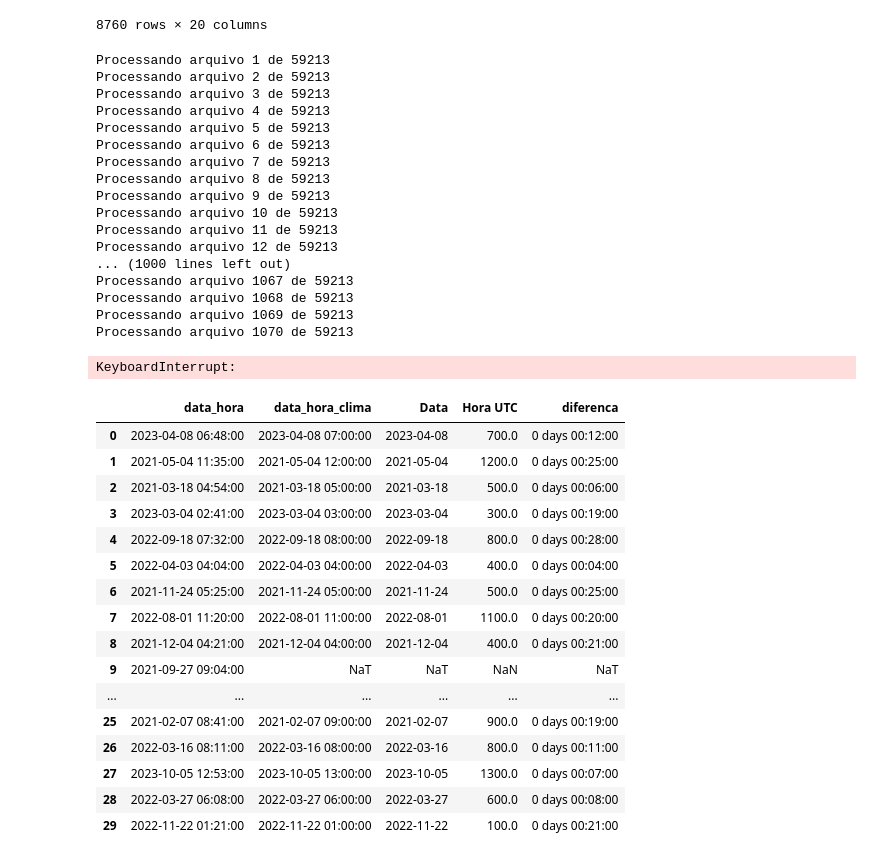
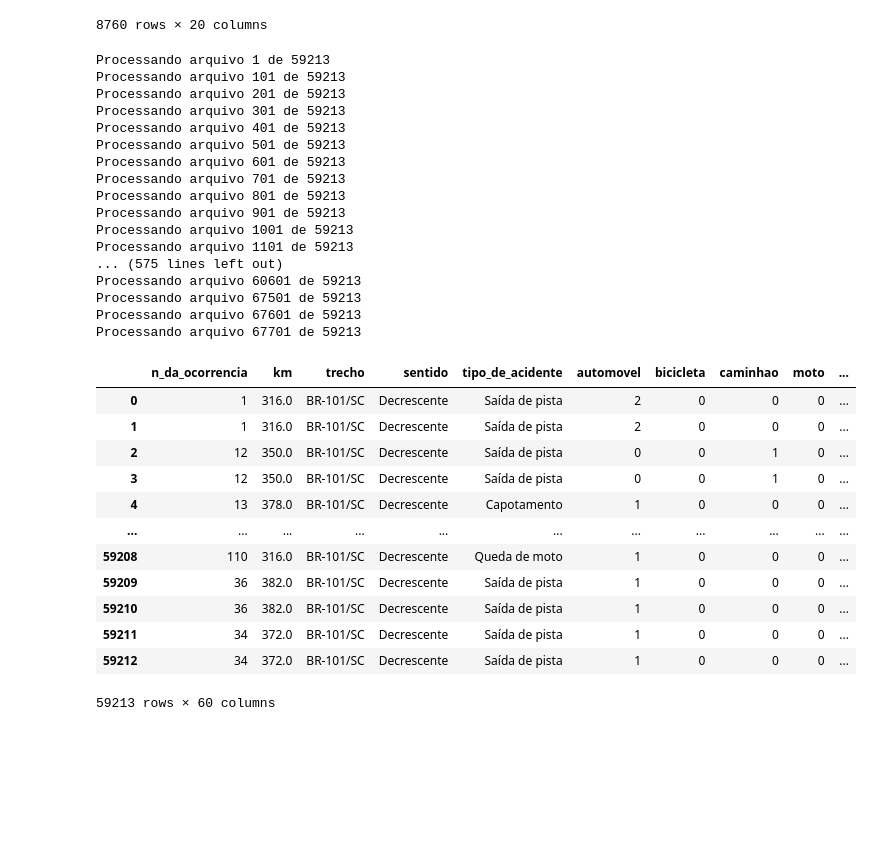
Before and after one commit to GuiBatalhoti/Dados_ANTT, a Jupyter notebook: notebooks/data_fusion.ipynb, the cells around one changed output. Saved outputs shown, nothing was run; the diff lists cells and outputs as text; code cells hidden in the pictures; blank space fills up the shorter version.

```diff
--- a/notebooks/data_fusion.ipynb
+++ b/notebooks/data_fusion.ipynb
@@ -447,7 +447,8 @@ def adicionar_dados_climaticos(df):
         try:
 
             # faz um log de cada arquivo que está sendo processado do indice atual / indice total
-            print(f"Processando arquivo {index + 1} de {len(df)}")
+            if index % 100 == 0:
+                print(f"Processando arquivo {index + 1} de {len(df)}")
 
             # Extrair informações da linha
             nome_arquivo = row['nome_arquivo']
@@ -468,67 +469,59 @@ def adicionar_dados_climaticos(df):
             # Criar uma coluna datetime na tabela climática
             estacao_climatica['data_hora_clima'] = estacao_climatica.apply(
                 lambda x: x['Data'] + timedelta(hours=x['Hora UTC'] // 100),
                 axis=1
             )
 
             # Encontrar a linha com o horário mais próximo
             estacao_climatica['diferenca'] = abs(estacao_climatica['data_hora_clima'] - data_hora_ocorrencia)
             linha_mais_proxima = estacao_climatica.loc[estacao_climatica['diferenca'].idxmin()]
 
             # Adicionar os dados climáticos à linha original, mas sem a coluna 'data_hora_clim'
             dados_adicionados.append(linha_mais_proxima)
 
         except Exception as e:
             print(f"Erro ao processar o arquivo {nome_arquivo}: {e}")
             # Em caso de erro, adiciona NaN para manter o índice correto
             dados_adicionados.append(pd.Series(dtype='float64'))
 
     # Concatenar os dados climáticos ao DataFrame original
     dados_climaticos = pd.DataFrame(dados_adicionados).reset_index(drop=True)
     df_concatenado = pd.concat([df.reset_index(drop=True), dados_climaticos], axis=1)
 
     return df_concatenado
 
 data = adicionar_dados_climaticos(data)
 
 # Exibindo o resultado
 data
 # %% [output]
 Processando arquivo 1 de 59213
-Processando arquivo 2 de 59213
-Processando arquivo 3 de 59213
-Processando arquivo 4 de 59213
-Processando arquivo 5 de 59213
-Processando arquivo 6 de 59213
-Processando arquivo 7 de 59213
-Processando arquivo 8 de 59213
-Processando arquivo 9 de 59213
-Processando arquivo 10 de 59213
-Processando arquivo 11 de 59213
-Processando arquivo 12 de 59213
-... (1000 lines left out)
-Processando arquivo 1067 de 59213
-Processando arquivo 1068 de 59213
-Processando arquivo 1069 de 59213
-Processando arquivo 1070 de 59213
+Processando arquivo 101 de 59213
+Processando arquivo 201 de 59213
+Processando arquivo 301 de 59213
+Processando arquivo 401 de 59213
+Processando arquivo 501 de 59213
+Processando arquivo 601 de 59213
+Processando arquivo 701 de 59213
+Processando arquivo 801 de 59213
+Processando arquivo 901 de 59213
+Processando arquivo 1001 de 59213
+Processando arquivo 1101 de 59213
+... (575 lines left out)
+Processando arquivo 60601 de 59213
+Processando arquivo 67501 de 59213
+Processando arquivo 67601 de 59213
+Processando arquivo 67701 de 59213
+|  | n_da_ocorrencia | km | trecho | sentido | tipo_de_acidente | automovel | bicicleta | caminhao | moto | ... |
+| 0 | 1 | 316.0 | BR-101/SC | Decrescente | Saída de pista | 2 | 0 | 0 | 0 | ... |
+| 1 | 1 | 316.0 | BR-101/SC | Decrescente | Saída de pista | 2 | 0 | 0 | 0 | ... |
+| 2 | 12 | 350.0 | BR-101/SC | Decrescente | Saída de pista | 0 | 0 | 1 | 0 | ... |
+| 3 | 12 | 350.0 | BR-101/SC | Decrescente | Saída de pista | 0 | 0 | 1 | 0 | ... |
+| 4 | 13 | 378.0 | BR-101/SC | Decrescente | Capotamento | 1 | 0 | 0 | 0 | ... |
+| ... | ... | ... | ... | ... | ... | ... | ... | ... | ... | ... |
+| 59208 | 110 | 316.0 | BR-101/SC | Decrescente | Queda de moto | 1 | 0 | 0 | 0 | ... |
+| 59209 | 36 | 382.0 | BR-101/SC | Decrescente | Saída de pista | 1 | 0 | 0 | 0 | ... |
+| 59210 | 36 | 382.0 | BR-101/SC | Decrescente | Saída de pista | 1 | 0 | 0 | 0 | ... |
+| 59211 | 34 | 372.0 | BR-101/SC | Decrescente | Saída de pista | 1 | 0 | 0 | 0 | ... |
+| 59212 | 34 | 372.0 | BR-101/SC | Decrescente | Saída de pista | 1 | 0 | 0 | 0 | ... |
-KeyboardInterrupt:
+59213 rows × 60 columns
-# %%
-sample[['data_hora', 'data_hora_clima', 'Data', 'Hora UTC', 'diferenca']]
-# %% [output]
-|  | data_hora | data_hora_clima | Data | Hora UTC | diferenca |
-| 0 | 2023-04-08 06:48:00 | 2023-04-08 07:00:00 | 2023-04-08 | 700.0 | 0 days 00:12:00 |
-| 1 | 2021-05-04 11:35:00 | 2021-05-04 12:00:00 | 2021-05-04 | 1200.0 | 0 days 00:25:00 |
-| 2 | 2021-03-18 04:54:00 | 2021-03-18 05:00:00 | 2021-03-18 | 500.0 | 0 days 00:06:00 |
-| 3 | 2023-03-04 02:41:00 | 2023-03-04 03:00:00 | 2023-03-04 | 300.0 | 0 days 00:19:00 |
-| 4 | 2022-09-18 07:32:00 | 2022-09-18 08:00:00 | 2022-09-18 | 800.0 | 0 days 00:28:00 |
-| 5 | 2022-04-03 04:04:00 | 2022-04-03 04:00:00 | 2022-04-03 | 400.0 | 0 days 00:04:00 |
-| 6 | 2021-11-24 05:25:00 | 2021-11-24 05:00:00 | 2021-11-24 | 500.0 | 0 days 00:25:00 |
-| 7 | 2022-08-01 11:20:00 | 2022-08-01 11:00:00 | 2022-08-01 | 1100.0 | 0 days 00:20:00 |
-| 8 | 2021-12-04 04:21:00 | 2021-12-04 04:00:00 | 2021-12-04 | 400.0 | 0 days 00:21:00 |
-| 9 | 2021-09-27 09:04:00 | NaT | NaT | NaN | NaT |
-| ... | ... | ... | ... | ... | ... |
-| 25 | 2021-02-07 08:41:00 | 2021-02-07 09:00:00 | 2021-02-07 | 900.0 | 0 days 00:19:00 |
-| 26 | 2022-03-16 08:11:00 | 2022-03-16 08:00:00 | 2022-03-16 | 800.0 | 0 days 00:11:00 |
-| 27 | 2023-10-05 12:53:00 | 2023-10-05 13:00:00 | 2023-10-05 | 1300.0 | 0 days 00:07:00 |
-| 28 | 2022-03-27 06:08:00 | 2022-03-27 06:00:00 | 2022-03-27 | 600.0 | 0 days 00:08:00 |
-| 29 | 2022-11-22 01:21:00 | 2022-11-22 01:00:00 | 2022-11-22 | 100.0 | 0 days 00:21:00 |
```
Also changed, not shown: parts of 1 cell of this notebook, 4 other files.
